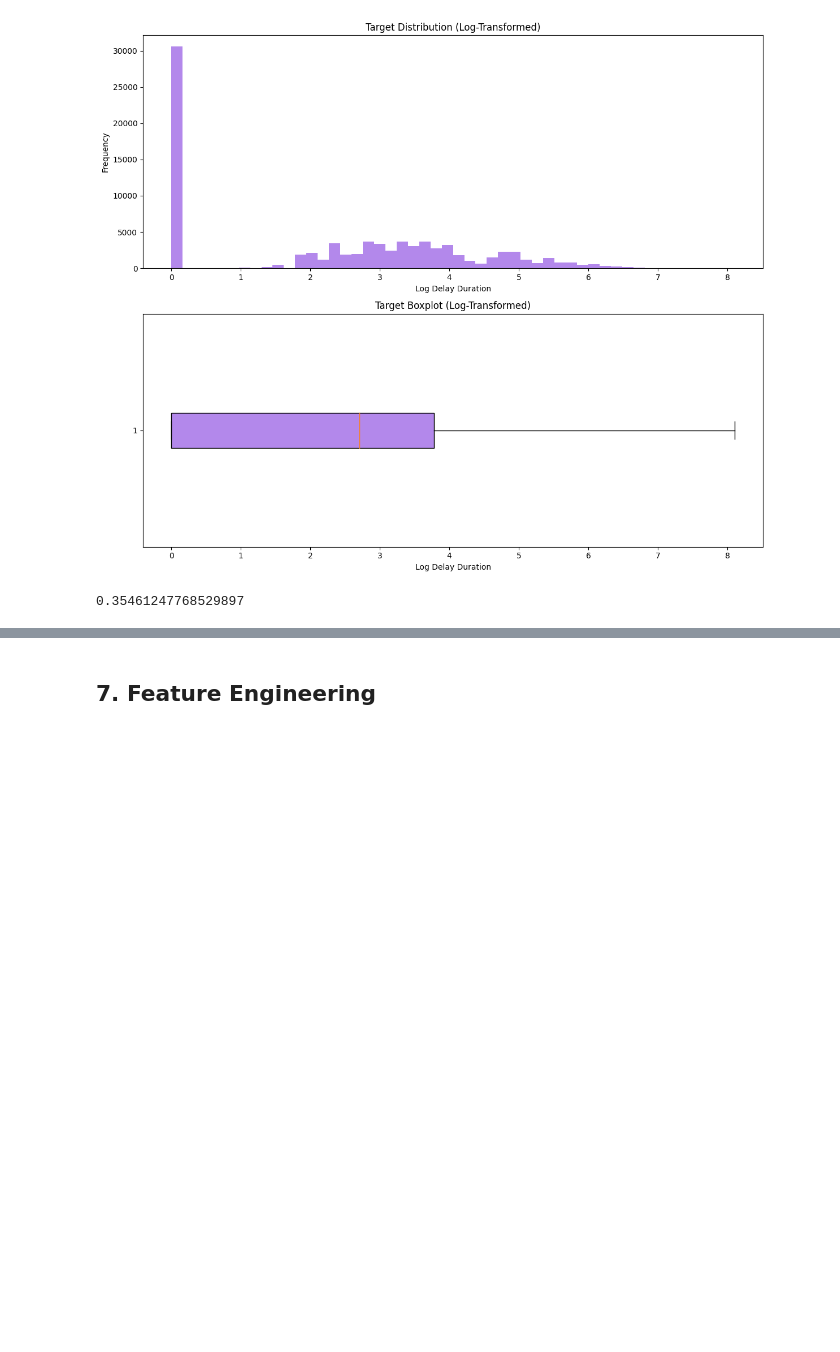
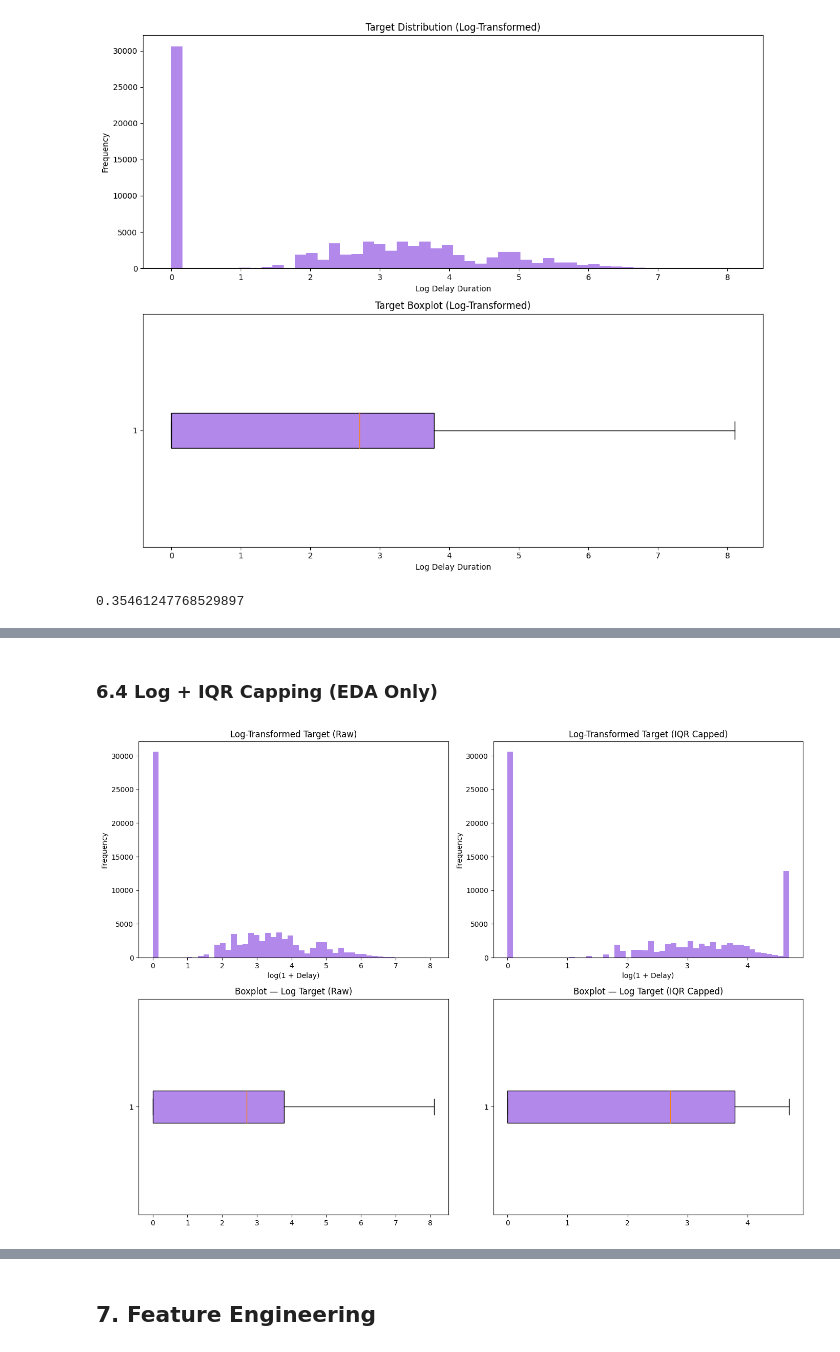
Before and after one commit to Johannes-Kutsch/flight-delay-prediction-challenge, a Jupyter notebook: Notebooks_Personal/Nazila.ipynb, the cells around one changed output, grey strips where cells are left out. Cells and saved outputs as stored; diff of their text form; code cells hidden in the pictures; blank space fills up the shorter version.

```diff
--- a/Notebooks_Personal/Nazila.ipynb
+++ b/Notebooks_Personal/Nazila.ipynb
@@ -2973 +3066,78 @@ plt.show()
+# %% [markdown]
+### 6.4 Log + IQR Capping (EDA Only)
+# %%
+# ============================================================
+# 6.4 Log + IQR Capping of Target Variable (EDA)
+# ============================================================
+
+import numpy as np
+import matplotlib.pyplot as plt
+
+# ------------------------------------------------------------
+# Step 1: IQR capping on raw target
+# ------------------------------------------------------------
+
+capper = IQRCapper(k=1.5)
+
+target_capped = capper.fit_transform(
+    train_df_eda[["target"]]
+)
+
+train_df_eda["target_capped"] = target_capped["target"]
+
+# ------------------------------------------------------------
+# Step 2: Log-transform capped target
+# ------------------------------------------------------------
+
+train_df_eda["target_capped_log"] = np.log1p(
+    train_df_eda["target_capped"]
+)
+
+# ------------------------------------------------------------
+# Visualization
+# ------------------------------------------------------------
+
+fig, axes = plt.subplots(2, 2, figsize=(14, 10))
+
+# Raw log target
+axes[0, 0].hist(
+    train_df_eda["target_log"],
+    bins=50,
+    color="#B388EB"
+)
+axes[0, 0].set_title("Log-Transformed Target (Raw)")
+axes[0, 0].set_xlabel("log(1 + Delay)")
+axes[0, 0].set_ylabel("Frequency")
+
+# Capped + log target
+axes[0, 1].hist(
+    train_df_eda["target_capped_log"],
+    bins=50,
+    color="#B388EB"
+)
+axes[0, 1].set_title("Log-Transformed Target (IQR Capped)")
+axes[0, 1].set_xlabel("log(1 + Delay)")
+axes[0, 1].set_ylabel("Frequency")
+
+# Boxplots
+axes[1, 0].boxplot(
+    train_df_eda["target_log"],
+    vert=False,
+    patch_artist=True,
+    boxprops=dict(facecolor="#B388EB")
+)
+axes[1, 0].set_title("Boxplot — Log Target (Raw)")
+
+axes[1, 1].boxplot(
+    train_df_eda["target_capped_log"],
+    vert=False,
+    patch_artist=True,
+    boxprops=dict(facecolor="#B388EB")
+)
+axes[1, 1].set_title("Boxplot — Log Target (IQR Capped)")
+
+plt.tight_layout()
+plt.show()
+# %% [output]
+[figure, added]
 # %% [markdown]
```
Also changed, not shown: parts of 39 cells of this notebook.
